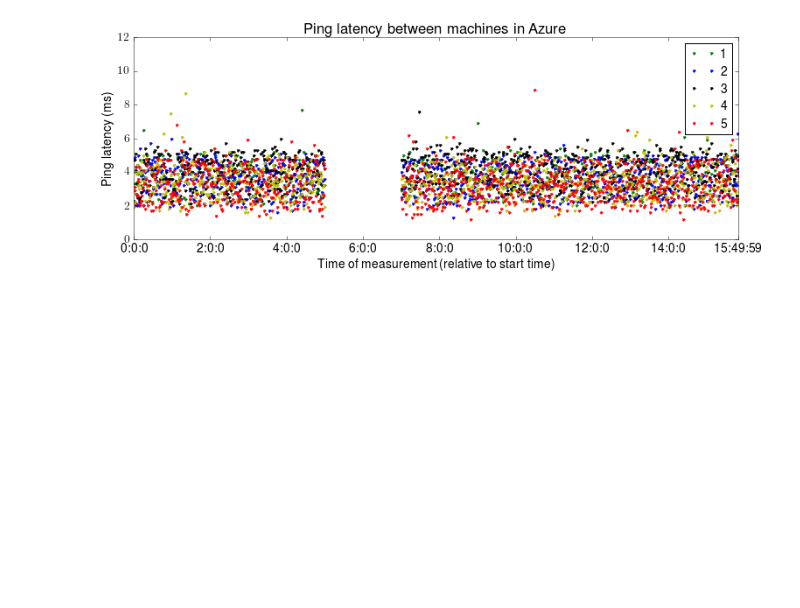
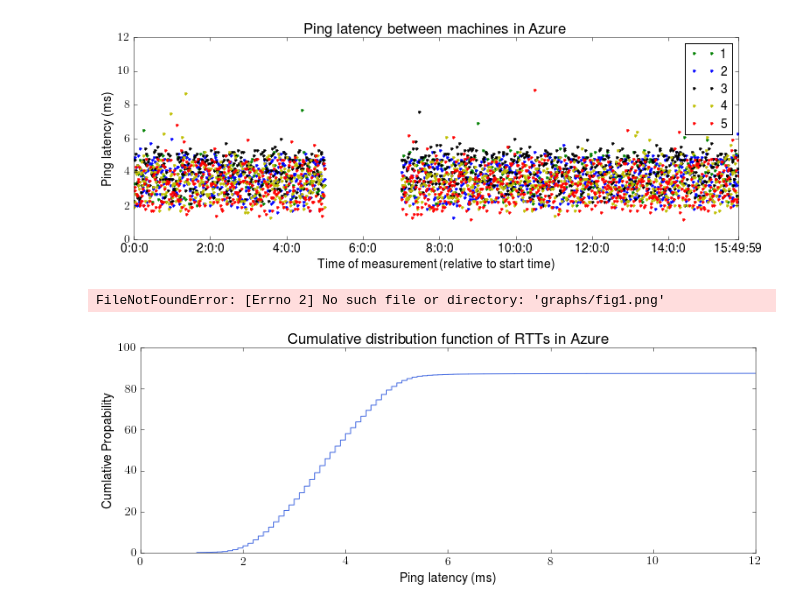
Before and after one commit to consensus-oracle/azure-measurements, a Jupyter notebook: basic-latency-measurements.ipynb, the cells around one changed output. Drawn from its saved outputs; the diff is of its cells as text; code cells hidden in the pictures; blank space fills up the shorter version.

```diff
--- a/basic-latency-measurements.ipynb
+++ b/basic-latency-measurements.ipynb
@@ -15,7 +15,10 @@ rc('text', usetex=True)
 rc('figure', figsize=(3.33,2.22))
 #  rc('figure.subplot', left=0.10, top=0.90, bottom=0.12, right=0.95)
 rc('axes', linewidth=0.5, color_cycle= ['#496ee2', '#8e053b', 'm', '#ef9708', 'g', 'c'])
-rc('lines', linewidth=0.5)
+rc('lines', linewidth=1)
+
+def fig_to_file(fig, filename, ext):
+    fig.savefig("graphs/%s.%s" % (filename, ext), format=ext, bbox_inches='tight')
 # %%
 latency={}
 time={}
@@ -152,6 +155,69 @@ for src in range (1,servers+1):
 [figure]
 [figure]
 [figure]
+# %%
+# total CDF
+
+latency_all=[]
+for src in range(1,servers+1):
+    for dst in range(1,servers+1):
+        latency_all.extend(latency[src][dst])
+latency_all.sort()
+
+tcdf_y=[]
+size=len(latency_all)
+for y in range (1,size+1):
+    tcdf_y.append(y*100.0/size)
+
+fig = plt.figure(figsize=[12,4])
+axes = fig.add_axes([0.1, 0.1, 0.8, 0.8])
+
+axes.set_xlabel('Ping latency (ms)')
+axes.set_ylabel('Cumlative Propability')
+axes.set_title('Cumulative distribution function of RTTs in Azure')
+
+axes.set_xlim(0,12)
+axes.set_ylim([0,100])
+axes.plot(latency_all, tcdf_y)
+fig_to_file(fig,'fig1','png')
+
+
+basic_data = [
+ ("number of measurements", len(latency_all)),
+ ("min RTT", min(latency_all)),
+ ("max RTT", format(max(latency_all),'.1f')),
+ ("mean", format(np.mean(latency_all),'.1f')),
+ ("std", format(np.std(latency_all),'.1f'))]
+
+basic_data2 = [
+ ("25th percentile", format(np.percentile(latency_all, 25),'.1f')),
+ ("50th percentile", format(np.percentile(latency_all, 50),'.1f')),
+ ("75th percentile", format(np.percentile(latency_all, 75),'.1f')),
+ ("90th percentile", format(np.percentile(latency_all, 90),'.1f')),
+ ("95th percentile", format(np.percentile(latency_all, 95),'.1f')),
+ ("99th percentile", format(np.percentile(latency_all, 99),'.1f'))]
+
+
+print(basic_data)
+print(basic_data2)
+
+
+
+# latency without machine 1
+latency_m1=[]
+for src in range(2,servers+1):
+    for dst in range(2,servers+1):
+        latency_m1.extend(latency[src][dst])
+latency_m1.sort()
+
+m1cdf_y=[]
+size=len(latency_m1)
+for y in range (1,size+1):
+    m1cdf_y.append(y*100.0/size)
+# axes.plot(latency_m1, m1cdf_y)
+# %% [output]
+FileNotFoundError: [Errno 2] No such file or directory: 'graphs/fig1.png'
+[figure, added]
 # %%
 # CDF's
 
```
Also changed, not shown: parts of 7 cells of this notebook, 1 other file.
